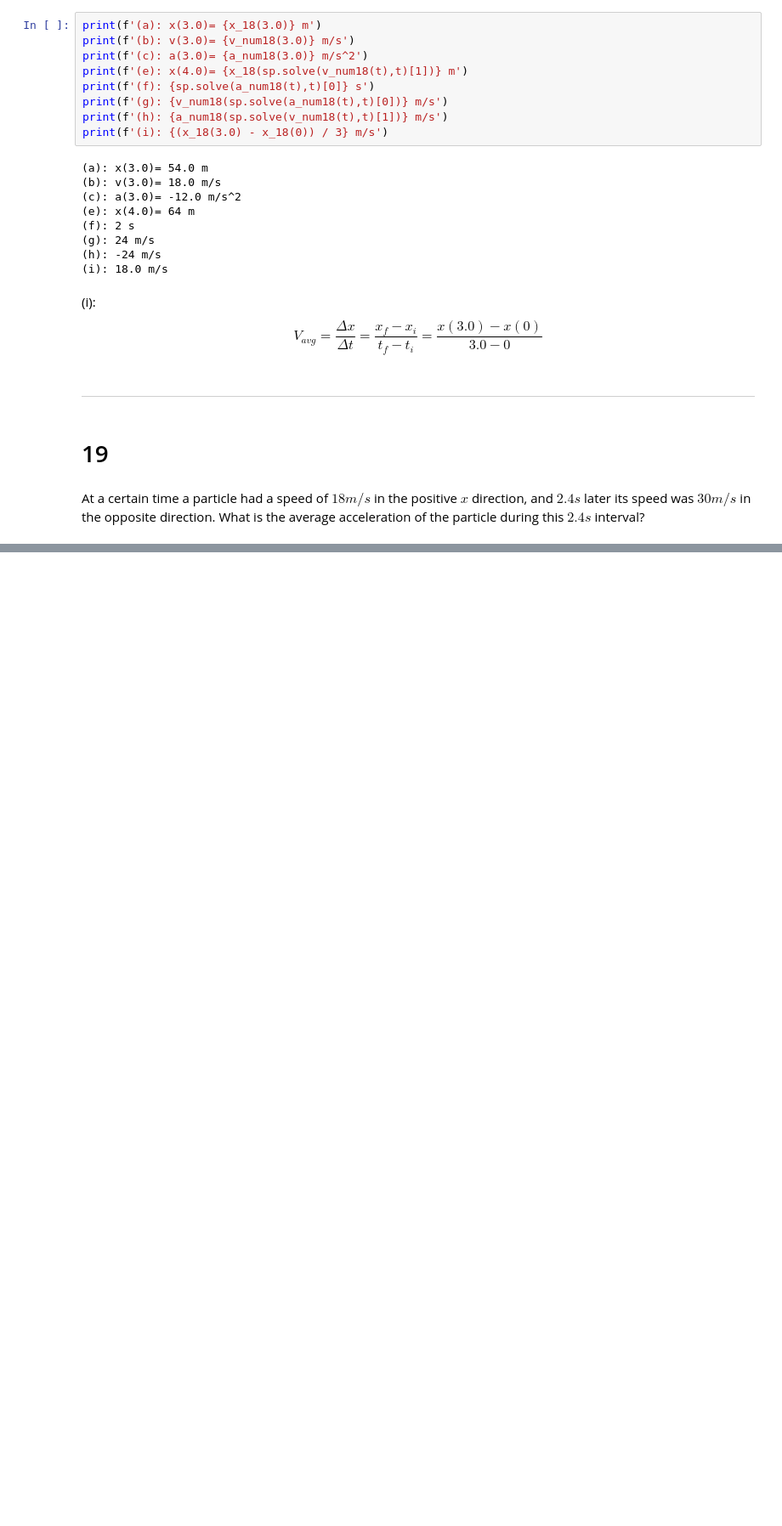
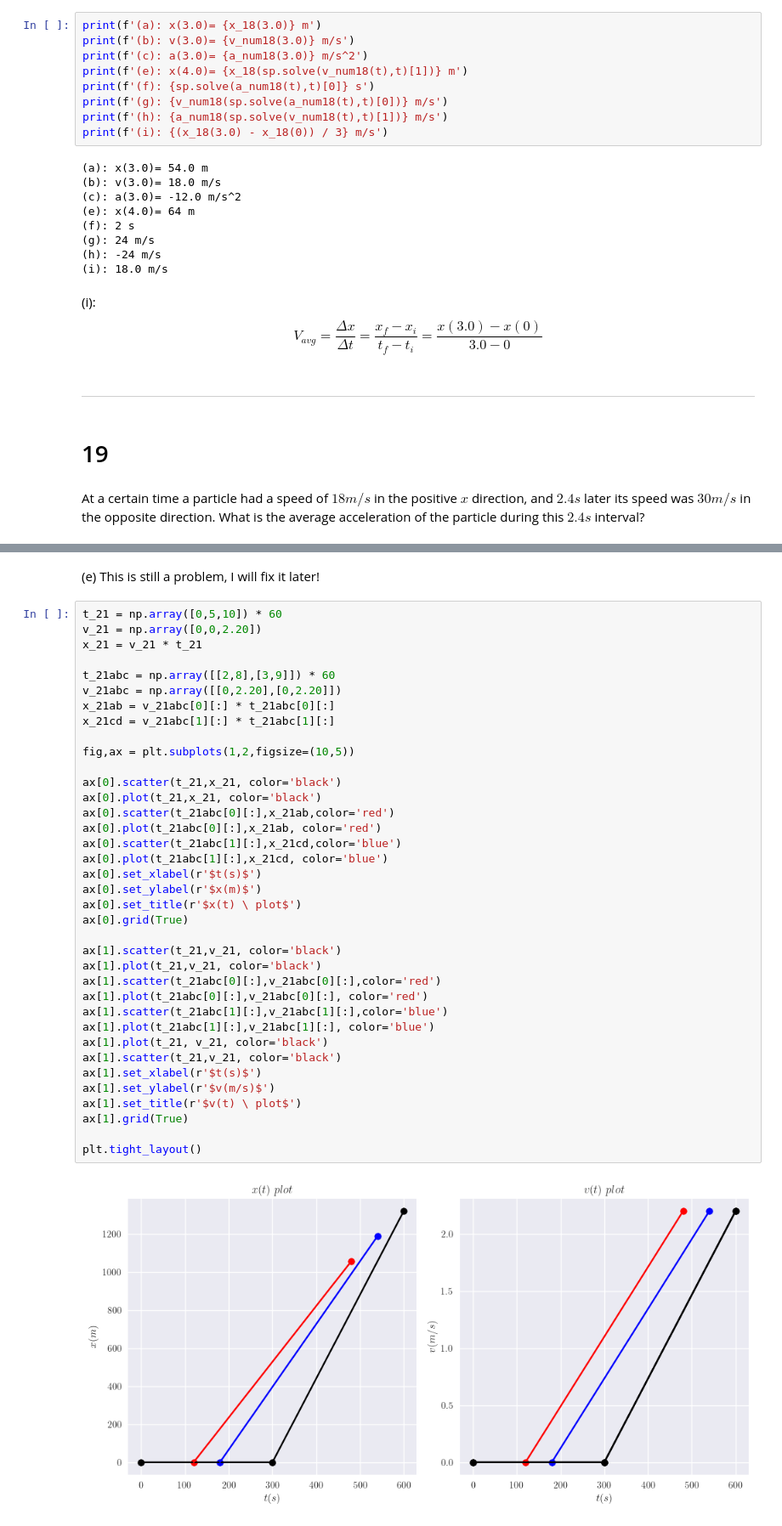
Before and after one commit to SMustafa12/Solve-Physics-I-of-Halliday, a Jupyter notebook: Chapter 2.ipynb, the cells around one changed output, grey strips where cells are left out. Shown at 85% size. Drawn from its saved outputs; the diff is of its cells as text; blank space fills up the shorter version.

```diff
--- a/Chapter 2.ipynb
+++ b/Chapter 2.ipynb
@@ -412,0 +536,41 @@ At a certain time a particle had a speed of $18 m/s$ in the positive $x$ directi
+# %% [markdown]
+(e) This is still a problem, I will fix it later!
+# %%
+t_21 = np.array([0,5,10]) * 60
+v_21 = np.array([0,0,2.20])
+x_21 = v_21 * t_21
+
+t_21abc = np.array([[2,8],[3,9]]) * 60
+v_21abc = np.array([[0,2.20],[0,2.20]])
+x_21ab = v_21abc[0][:] * t_21abc[0][:]
+x_21cd = v_21abc[1][:] * t_21abc[1][:]
+
+fig,ax = plt.subplots(1,2,figsize=(10,5))
+
+ax[0].scatter(t_21,x_21, color='black')
+ax[0].plot(t_21,x_21, color='black')
+ax[0].scatter(t_21abc[0][:],x_21ab,color='red')
+ax[0].plot(t_21abc[0][:],x_21ab, color='red')
+ax[0].scatter(t_21abc[1][:],x_21cd,color='blue')
+ax[0].plot(t_21abc[1][:],x_21cd, color='blue')
+ax[0].set_xlabel(r'$t(s)$')
+ax[0].set_ylabel(r'$x(m)$')
+ax[0].set_title(r'$x(t) \ plot$')
+ax[0].grid(True)
+
+ax[1].scatter(t_21,v_21, color='black')
+ax[1].plot(t_21,v_21, color='black')
+ax[1].scatter(t_21abc[0][:],v_21abc[0][:],color='red')
+ax[1].plot(t_21abc[0][:],v_21abc[0][:], color='red')
+ax[1].scatter(t_21abc[1][:],v_21abc[1][:],color='blue')
+ax[1].plot(t_21abc[1][:],v_21abc[1][:], color='blue')
+ax[1].plot(t_21, v_21, color='black')
+ax[1].scatter(t_21,v_21, color='black')
+ax[1].set_xlabel(r'$t(s)$')
+ax[1].set_ylabel(r'$v(m/s)$')
+ax[1].set_title(r'$v(t) \ plot$')
+ax[1].grid(True)
+
+plt.tight_layout()
+# %% [output]
+[figure, added]
```
Also changed, not shown: parts of 44 cells of this notebook.
